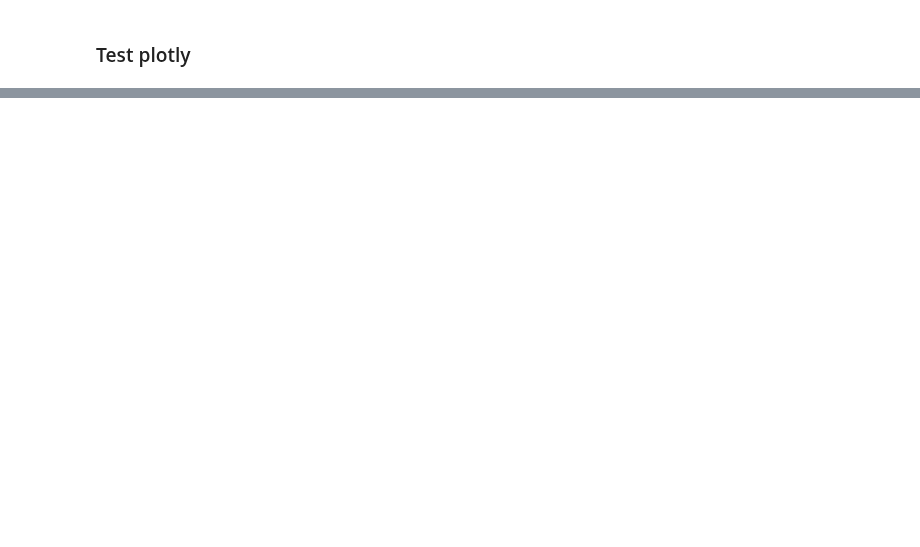
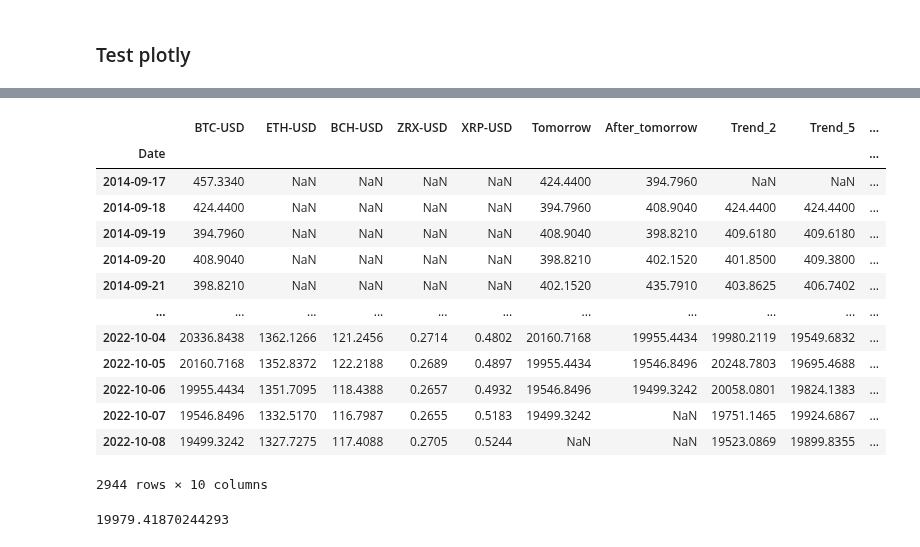
Before and after one commit to carokanns/the_new_Krypto, a Jupyter notebook: new_skapa_modeller.ipynb, the cells around one changed output, grey strips where cells are left out. Saved outputs shown, nothing was run; the diff lists cells and outputs as text; code cells hidden in the pictures; blank space fills up the shorter version.

```diff
--- a/new_skapa_modeller.ipynb
+++ b/new_skapa_modeller.ipynb
@@ -463,0 +513,21 @@ import plotly.express as px
+# %%
+df[['BTC-USD', 'ETH-USD', 'BCH-USD', 'ZRX-USD', 'XRP-USD','Tomorrow','After_tomorrow', 'Trend_2', 'Trend_5', 'Close_Ratio_2']]
+# %% [output]
+|  | BTC-USD | ETH-USD | BCH-USD | ZRX-USD | XRP-USD | Tomorrow | After_tomorrow | Trend_2 | Trend_5 | ... |
+| Date |  |  |  |  |  |  |  |  |  | ... |
+| 2014-09-17 | 457.3340 | NaN | NaN | NaN | NaN | 424.4400 | 394.7960 | NaN | NaN | ... |
+| 2014-09-18 | 424.4400 | NaN | NaN | NaN | NaN | 394.7960 | 408.9040 | 424.4400 | 424.4400 | ... |
+| 2014-09-19 | 394.7960 | NaN | NaN | NaN | NaN | 408.9040 | 398.8210 | 409.6180 | 409.6180 | ... |
+| 2014-09-20 | 408.9040 | NaN | NaN | NaN | NaN | 398.8210 | 402.1520 | 401.8500 | 409.3800 | ... |
+| 2014-09-21 | 398.8210 | NaN | NaN | NaN | NaN | 402.1520 | 435.7910 | 403.8625 | 406.7402 | ... |
+| ... | ... | ... | ... | ... | ... | ... | ... | ... | ... | ... |
+| 2022-10-04 | 20336.8438 | 1362.1266 | 121.2456 | 0.2714 | 0.4802 | 20160.7168 | 19955.4434 | 19980.2119 | 19549.6832 | ... |
+| 2022-10-05 | 20160.7168 | 1352.8372 | 122.2188 | 0.2689 | 0.4897 | 19955.4434 | 19546.8496 | 20248.7803 | 19695.4688 | ... |
+| 2022-10-06 | 19955.4434 | 1351.7095 | 118.4388 | 0.2657 | 0.4932 | 19546.8496 | 19499.3242 | 20058.0801 | 19824.1383 | ... |
+| 2022-10-07 | 19546.8496 | 1332.5170 | 116.7987 | 0.2655 | 0.5183 | 19499.3242 | NaN | 19751.1465 | 19924.6867 | ... |
+| 2022-10-08 | 19499.3242 | 1327.7275 | 117.4088 | 0.2705 | 0.5244 | NaN | NaN | 19523.0869 | 19899.8355 | ... |
+2944 rows × 10 columns
+# %%
+19955.4434/0.9988
+# %% [output]
+19979.41870244293
```
Also changed, not shown: parts of 12 cells of this notebook, 12 other files.
